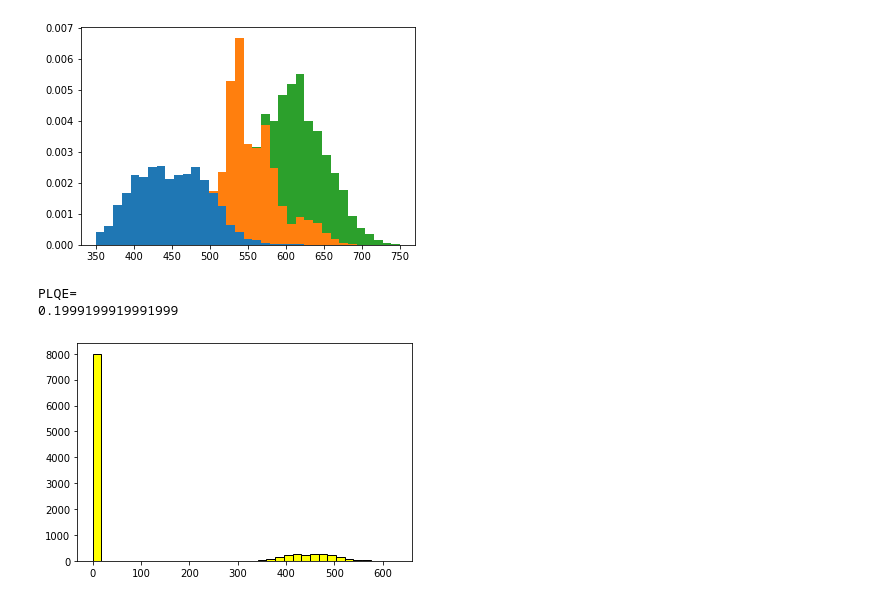
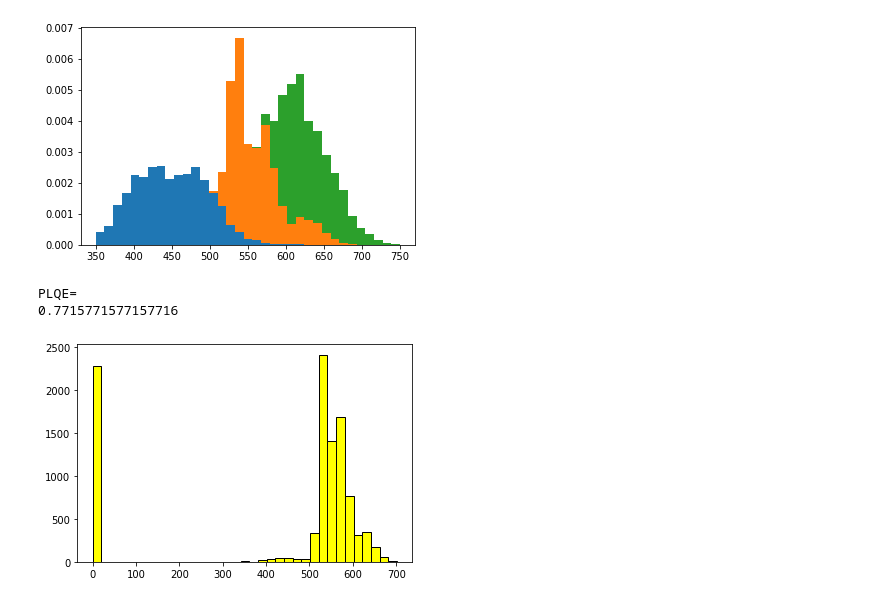
Before and after one commit to epb378/FRET-simulator, a Jupyter notebook: fretsimulator3-functions.ipynb, the cells around one changed output. Drawn from its saved outputs; the diff is of its cells as text; code cells hidden in the pictures.

```diff
--- a/fretsimulator3-functions.ipynb
+++ b/fretsimulator3-functions.ipynb
@@ -97,6 +97,35 @@ def populategrid(molecules,distances,Nr,Ng,Nb, Xmax, Ymax, Zmax,Ri):
             if distances[i,j]<(Ri[int(molecules[i,0]-1)]+Ri[int(molecules[j,0]-1)]):
                 i = i-1
   return molecules,distances
+# %%
+
+def exciterandommol(wavelength,molecules,combined,Nr,Ng,Nb, printing=False):
+  findblues=np.where(molecules[:,0]==1) #excite random blue
+  findgreens=np.where(molecules[:,0]==2) #excite random blue
+  findreds=np.where(molecules[:,0]==3) #excite random blue
+  findwavelength=np.where(combined[:,0]==wavelength)
+  bluesarray=findblues[0]
+  greensarray=findgreens[0]
+  redsarray=findreds[0]
+  Pred=combined[findwavelength[0],3]/combined[findwavelength[0],4]
+  Pgreen=Pred+combined[findwavelength[0],2]/combined[findwavelength[0],4]
+  dice=np.random.random()
+  if dice<Pred:
+    excitint=random.randint(0,Nr-1)
+    excitindex=redsarray[excitint]
+  elif dice<Pgreen:
+    excitint=random.randint(0,Ng-1)
+    excitindex=greensarray[excitint]
+  elif dice<1:
+    excitint=random.randint(0,Nb-1)
+    excitindex=bluesarray[excitint]
+  if printing==True:
+    print("start molecule is number ")
+    print( excitindex)
+  molecules[:,4]=0
+  molecules[excitindex,4]=1
+  return molecules, excitindex
+#exciterandomblue(molecules,Nb)
 # %%
 def FRETTING(distances,excitindex,Ntot,molecules,Ros,PLQEs,closest,somethinghappened, outspectrum,redcustm,greencustm,bluecustm):
     zeroNtot=np.arange(Ntot)
@@ -181,34 +266,35 @@ molecules=np.concatenate((reds,greens,blues))
 np.random.shuffle(molecules)
 rest=np.zeros([Ntot,4])
 molecules=np.concatenate((molecules,rest), axis=1)
 distances=np.zeros([Ntot,Ntot])
 molecules, distances=populategrid(molecules,distances,Nr,Ng,Nb, Xmax, Ymax, Zmax,Ri)
 
 ticks=10000
 outspectrum=np.zeros([ticks])
 findblues=np.where(molecules[:,0]==1)
 bluesarray=findblues[0]
 excitint=random.randint(0,Nb-1)
 excitindex=bluesarray[excitint]
 molecules[:,4]=0
 molecules[excitindex,4]=1
-combinedabs=combinedexctinction (redabs,greenabs,blueabs,Nr,Ng,Nb)
+combinedabs=combinedexctinction(redabs,greenabs,blueabs,Nr,Ng,Nb)
+wavelength=500
 for i in range (0,ticks):
 #    print(i)
-    molecules,excitindex=exciterandomblue(molecules,Nb)
+    molecules,excitindex=exciterandommol(wavelength,molecules,combinedabs,Nr,Ng,Nb, printing=False)
     color=molecules[excitindex,0]
     somethinghappened=0
     closest=1
     excitindex, molecules, closest, outspectrum = FRETTING(distances,excitindex,Ntot,molecules,Ros,PLQEs,closest,somethinghappened, outspectrum,redcustm,greencustm,bluecustm)
 
 plt.hist(outspectrum, color = 'yellow', edgecolor = 'black',
          bins = int((700-350)/10))
 outnonzero=np.count_nonzero(outspectrum)
 
 outPLQE=outnonzero/(i)
 print('PLQE=')
 print(outPLQE)
 # %% [output]
 PLQE=
-0.1999199919991999
+0.7715771577157716
-[figure, old version]
+[figure, new version]
```
Also changed, not shown: parts of 4 cells of this notebook.
